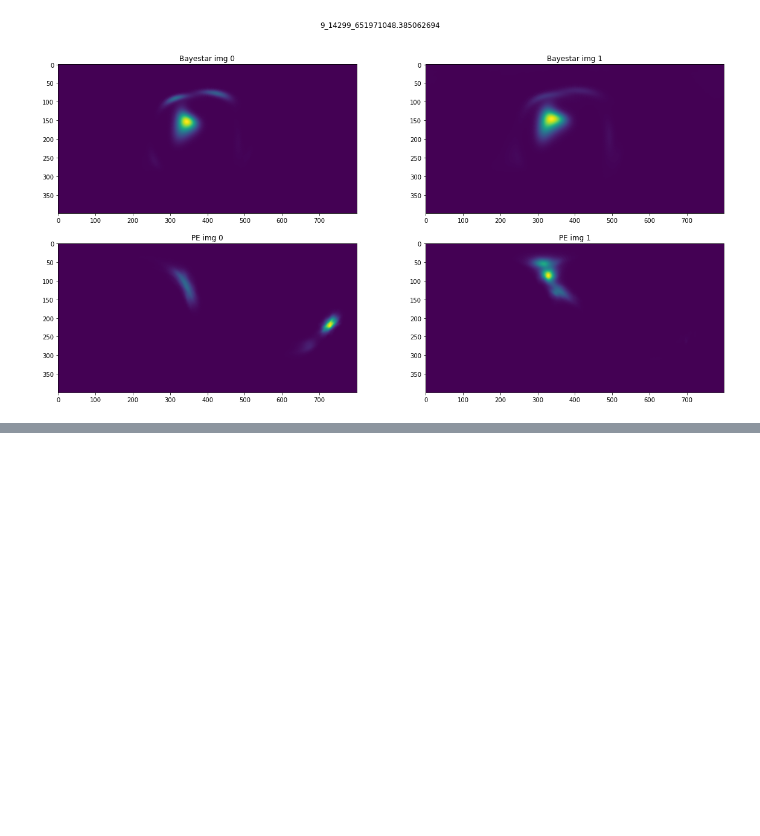
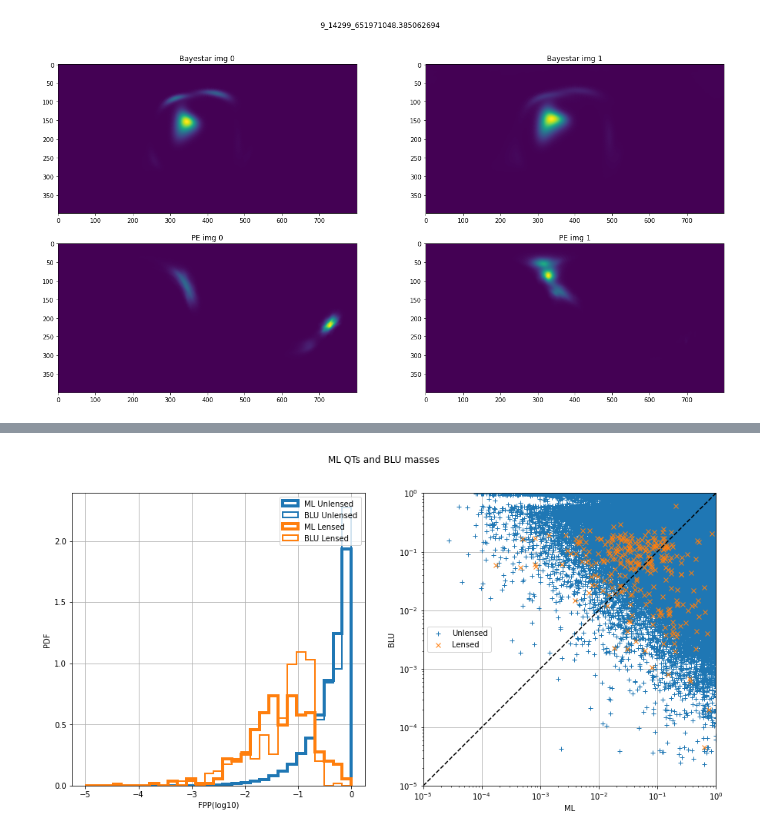
Before and after one commit to srashtig/lensid-15jul-2022, a Jupyter notebook: review/ML_blu_FPPs_inj_pars_investigate.ipynb, the cells around one changed output, grey strips where cells are left out. Saved outputs shown, nothing was run; the diff lists cells and outputs as text; code cells hidden in the pictures; blank space fills up the shorter version.

Commit message:
check product of densenets as statistic

```diff
--- a/review/ML_blu_FPPs_inj_pars_investigate.ipynb
+++ b/review/ML_blu_FPPs_inj_pars_investigate.ipynb
@@ -792,0 +795,7 @@ plt.show()
+# %%
+base_dir = '/home/srashti.goyal/strong-lensing-ml/' #CIT
+
+
+df_test=pd.read_csv(base_dir + 'data/dataframes/test/ML_combined_kaggle.csv',index_col=0)
+
+#df_test= pd.read_csv('/home/srashti.goyal/lensid_runs/ML_1p0_AnalyticalPsd_whitened/dataframes/ML_qts_lr_fix.csv')
@@ -792,0 +822,2 @@ plt.show()
+# %%
+df_test['dense_HLV_product'] = df_test['dense_H1_0']*df_test['dense_L1_0']*df_test['dense_V1_0']
@@ -792,0 +826,38 @@ plt.show()
+# %%
+df_test['dense_HLV_product_fpp'] = ml.get_fars(df_test,'dense_HLV_product',df_test,'dense_HLV_product')
+# %%
+blu_stat='m1, m2'#'m1, m2'
+ml_stat='dense_HLV_product'
+plt.figure(figsize=(15,7))
+plt.subplot(121)
+bins=np.linspace(-5,0,30)
+#plt.ylim(-100,1e3)
+df=df_test[df_test['Lensing'] == 0]
+plt.hist(np.log10(df[ml_stat+'_fpp']),bins=bins,label='ML Unlensed', histtype='step',density=True,color='C0',lw=4)
+plt.hist(np.log10(df[blu_stat+'_fpp']),bins=bins,label='BLU Unlensed', histtype='step',density=True,color='C0',lw=2)
+
+df=df_test[df_test['Lensing'] == 1]
+plt.hist(np.log10(df[ml_stat+'_fpp']),bins=bins,label='ML Lensed', histtype='step',density=True,color='C1',lw=4)
+plt.hist(np.log10(df[blu_stat+'_fpp']),bins=bins,label='BLU Lensed', histtype='step',density=True,color='C1',lw=2)
+
+plt.legend()
+plt.xlabel('FPP(log10)')
+plt.ylabel('PDF')
+plt.grid()
+
+plt.subplot(122)
+df=df_test[df_test['Lensing'] == 0]
+plt.loglog(df[ml_stat+'_fpp'],df[blu_stat+'_fpp'],'+',label='Unlensed',color='C0')
+df=df_test[df_test['Lensing'] == 1]
+plt.loglog(df[ml_stat+'_fpp'],df[blu_stat+'_fpp'],'x',label='Lensed',color='C1')
+plt.loglog(10**bins,10**bins,'k--')
+plt.legend()
+plt.xlabel('ML')
+plt.ylabel('BLU')
+plt.grid()
+plt.xlim(1e-5,1)
+plt.ylim(1e-5,1)
+plt.suptitle('ML QTs and BLU masses')
+plt.show()
+# %% [output]
+[figure, added]
```
Also changed, not shown: parts of 6 cells of this notebook, 1 other file.
